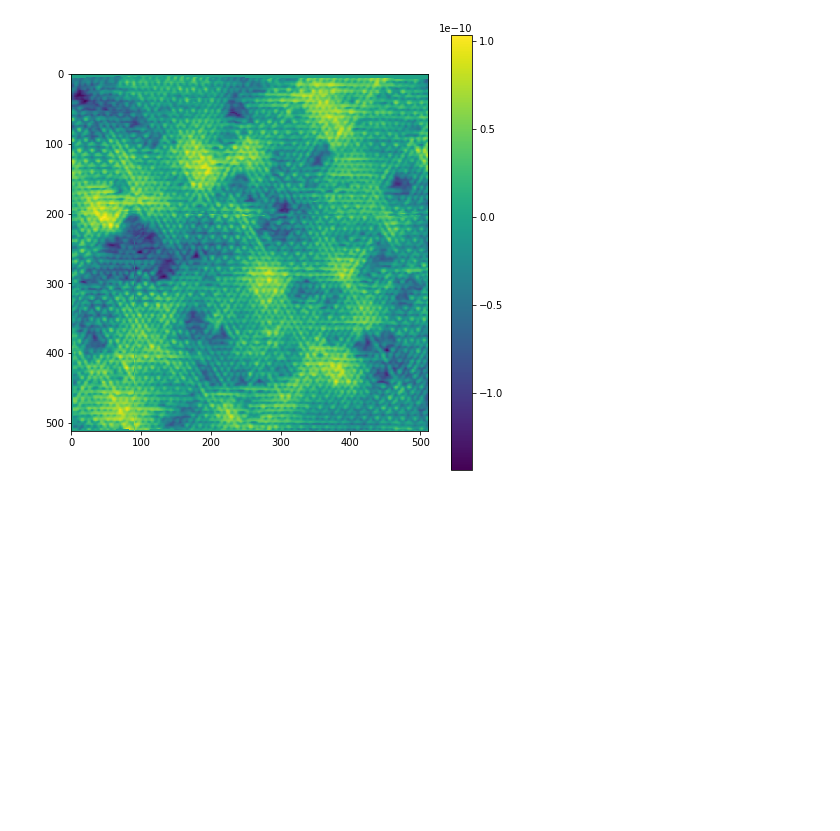
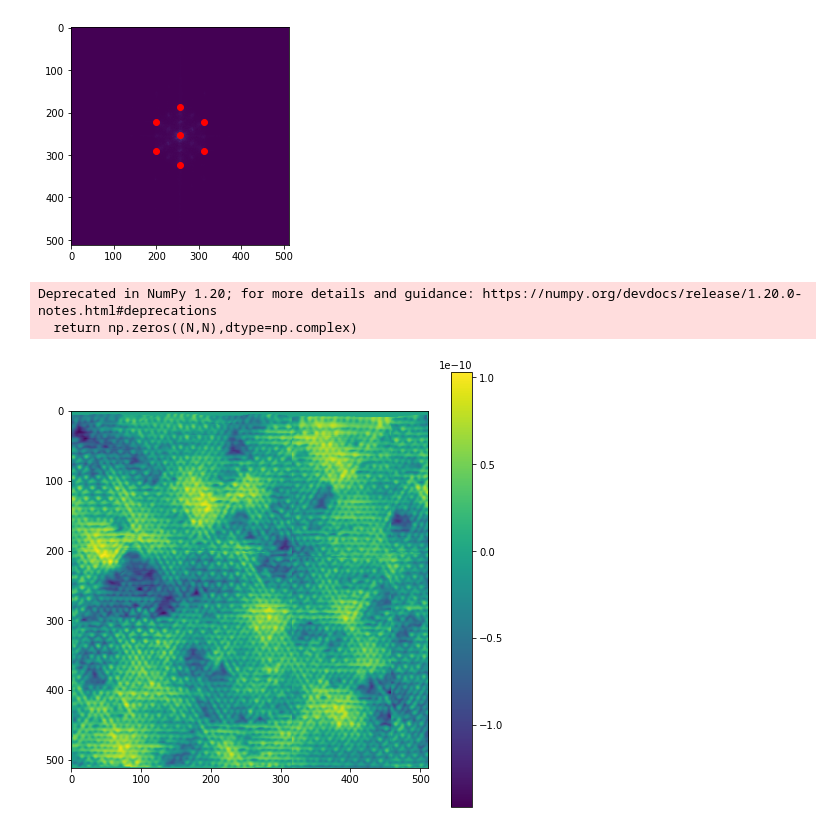
Before and after one commit to Madhavanlabcode/STMpy, a Jupyter notebook: Drift correction.ipynb, the cells around one changed output. Saved outputs shown, nothing was run; the diff lists cells and outputs as text; code cells hidden in the pictures; blank space fills up the shorter version.

```diff
--- a/Drift correction.ipynb
+++ b/Drift correction.ipynb
@@ -78,12 +81,7 @@ def find_bragg(topo_fft,neighborhood_size,threshold):
     plt.show()
 
     xy = xy.astype(int)
-    l = []
-    for i in xy:
-        if(i[0]-N/2>15):
-            print(i)
-            l.append(i)
-    return l
+    return xy
 
 def fft(topo):
     return np.fft.fftshift(np.fft.fft2(topo))
@@ -158,10 +156,22 @@ def displacement(g1,g2,cor1,cor2):
 def remapf(topo,ux,uy):
      return cv2.remap(np.float32(topo),np.float32(uy),np.float32(ux),interpolation=cv2.INTER_LINEAR, borderMode=cv2.BORDER_TRANSPARENT)
 
-def drift_correct(topo,neighborhood_size,threshold):
+def brag_peak_set1(xy):
+    g1=sorted(xy, key=lambda x:(x[1],x[0]))[0]
+    g2=sorted(xy, key=lambda x:(x[0],x[1]))[0]
+    return g1,g2
+
+def brag_peak_set2(xy):
+    g1=sorted(xy, key=lambda x:(x[1],x[0]))[-1]
+    g2=sorted(xy, key=lambda x:(x[0],x[1]))[-1]
+    return g1,g2
+
+def drift_correct(topo,peak_list,peak_set,neighborhood_size,threshold):
     topo_fft = fft(topo)
-    l = find_bragg(topo_fft,neighborhood_size,threshold)
-    g1,g2 = l[0],l[1]
+    if(peak_set==1):
+        g1,g2 = brag_peak_set1(peak_list)
+    else:
+        g1,g2 = brag_peak_set2(peak_list)
     (ph1,ph2) = phasemap(g1,g2,topo_fft)
     cor1,cor2 = make_continuous(ph1,d),make_continuous(ph2,d)
     (ux,uy)=displacement(g1,g2,cor1,cor2)
@@ -186,10 +191,4 @@ topo=scan.signals.get("Z").get("forward")
 topo=subtractMeanPlane(topo)
 N = topo.shape[0]
 N_2 = int(N/2)
-
-# parameter for selecting Bragg Peaks [manual-2]
-neighborhood_size = 10
-threshold = 3e-7
-
-# parameter for constructing phasemap [manual-3]
-d = 0.4
+topo_fft = fft(topo)
@@ -204,5 +195,20 @@ cor = drift_correct(topo,neighborhood_size,threshold)
-# %%
-# show corrected topography
-ims(cor)
-# %% [output]
-[figure, removed]
+# %%
+neighborhood_size = 10 # comparing peak to a nbor_size of nearby points
+
+"""threshold = the difference between maximum and its neighboors,
+    meaning all peaks that has difference (with its neighbors) larger than threshold will appear"""
+threshold = 3e-7
+
+# parameter for constructing phasemap [manual-3]
+d = 0.4
+peak_list = find_bragg(topo_fft,neighborhood_size,threshold)
+# %% [output]
+[figure, added]
+# %%
+# two ways to correct the map
+map1 = drift_correct(topo_fft,peak_list,1,neighborhood_size,threshold)
+ims(map1)
+# %% [output]
+Deprecated in NumPy 1.20; for more details and guidance: https://numpy.org/devdocs/release/1.20.0-notes.html#deprecations
+  return np.zeros((N,N),dtype=np.complex)
+[figure, added]
```
Also changed, not shown: parts of 5 cells of this notebook.
